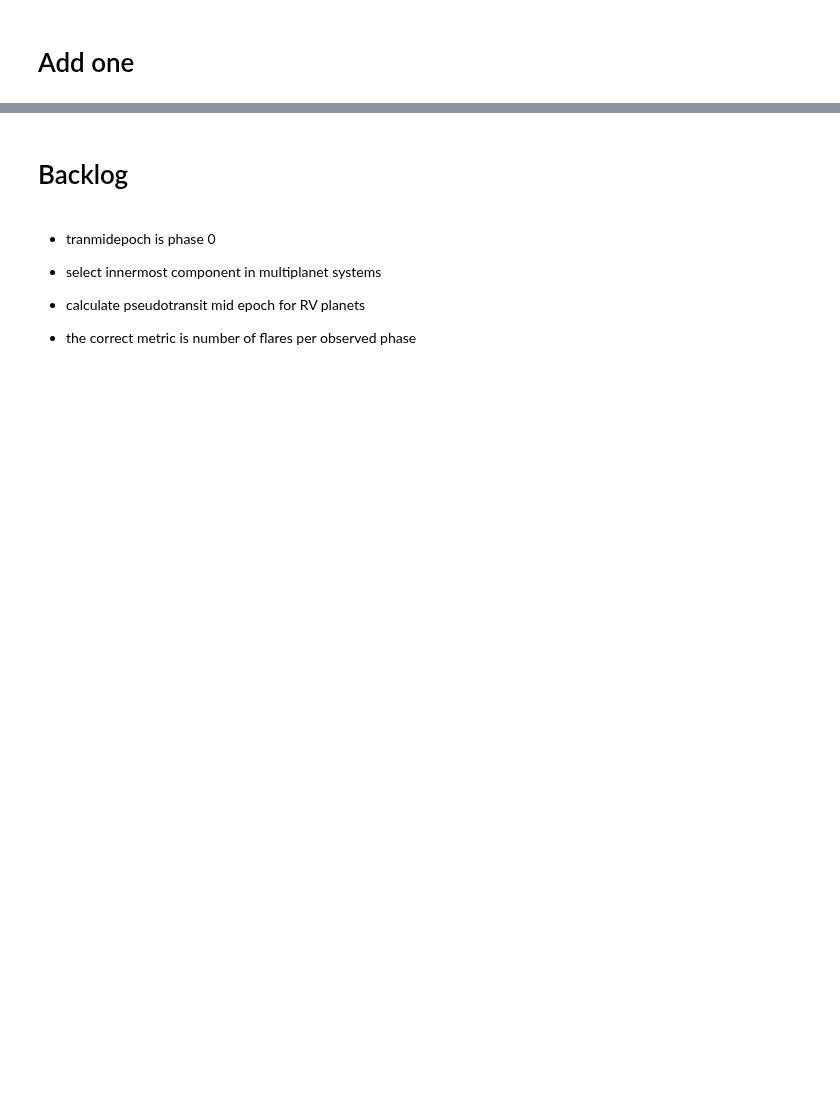
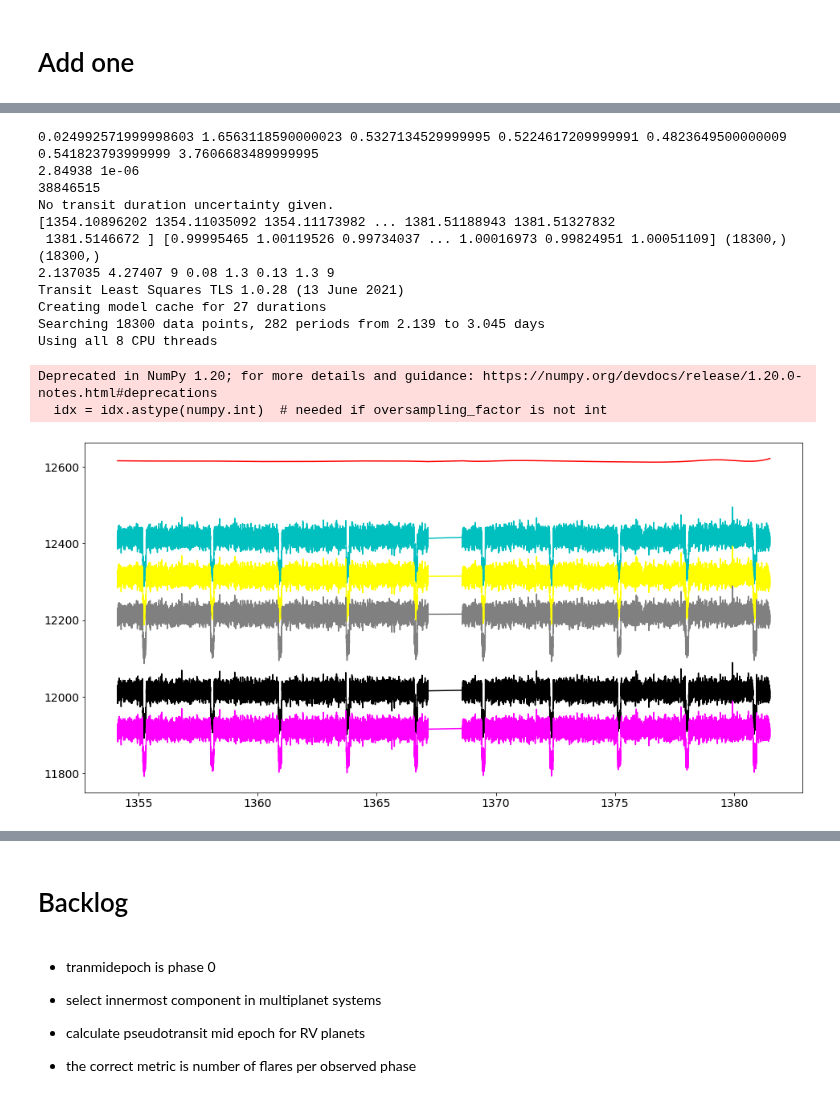
Before and after one commit to ekaterinailin/flaring-spi, a Jupyter notebook: notebooks/Results_observedtimes.ipynb, the cells around one changed output, grey strips where cells are left out. Cells and saved outputs as stored; diff of their text form; code cells hidden in the pictures; blank space fills up the shorter version.

```diff
--- a/notebooks/Results_observedtimes.ipynb
+++ b/notebooks/Results_observedtimes.ipynb
@@ -308,0 +297,65 @@ See the caveats in the documentation: https://pandas.pydata.org/pandas-docs/stab
+# %%
+# loop over all LCs for the system
+for i, f in enumerate(flc):
+
+
+    # get timestamp for result
+    tstamp = time.strftime("%d_%m_%Y_%H_%M_%S", time.localtime())
+    # apply custom detrending
+
+    try:
+        ts = time.process_time()
+
+        fd = custom_detrending(f, system=system)
+        tf = time.process_time()
+
+        # If any planet transiting
+        if system.shape[0] > 0:
+            for j,r in system.iterrows():
+
+                timearr, flux = tls.cleaned_array(fd.time.value, fd.detrended_flux.value)
+
+                notransit_flux, results = fit_and_remove_transits(timearr, flux,
+                                                                 pl_orbper=r.pl_orbper)
+                fd.detrended_flux = notransit_flux
+
+
+        # define two hour window for rolling std
+        w = np.floor(1. / 12. / np.nanmin(np.diff(fd.time.value)))
+        if w%2 == 0:
+            w += 1
+
+        # use window to estimate the noise in the LC
+        df = estimate_detrended_noise(fd, std_window=int(w), mask_pos_outliers_sigma=2.5)
+
+        fin = np.isfinite(df.detrended_flux.value)
+    #         print(df.detrended_flux[fin].shape)
+
+                # add results to file
+        with open("../results/2020_02_obsdurs.csv", "a") as file:
+            s = f"{row.ID},{row.qcs},{i},{df.detrended_flux[fin].shape[0]},{row.mission},2\n"
+            file.write(s)    # info
+
+        with open(f"../results/observedtimes/{row.ID}_{row.qcs}_{i}_{row.mission}.csv", "w") as file:
+            d = pd.DataFrame({"time":df.time.value[fin],"flux":df.detrended_flux[fin]})
+            d.to_csv(file,index=False)
+    except Exception as err:
+        print(err)
+        with open("../results/nodetrend_phase.txt", "a") as file:
+            s = f"{row.ID},{row.qcs},{row.mission},{tstamp},{i},{err}\n"
+            file.write(s)
+# %% [output]
+0.024992571999998603 1.6563118590000023 0.5327134529999995 0.5224617209999991 0.4823649500000009 0.541823793999999 3.7606683489999995
+2.84938 1e-06
+38846515
+No transit duration uncertainty given.
+[1354.10896202 1354.11035092 1354.11173982 ... 1381.51188943 1381.51327832
+ 1381.5146672 ] [0.99995465 1.00119526 0.99734037 ... 1.00016973 0.99824951 1.00051109] (18300,) (18300,)
+2.137035 4.27407 9 0.08 1.3 0.13 1.3 9
+Transit Least Squares TLS 1.0.28 (13 June 2021)
+Creating model cache for 27 durations
+Searching 18300 data points, 282 periods from 2.139 to 3.045 days
+Using all 8 CPU threads
+Deprecated in NumPy 1.20; for more details and guidance: https://numpy.org/devdocs/release/1.20.0-notes.html#deprecations
+  idx = idx.astype(numpy.int)  # needed if oversampling_factor is not int
+[figure, added]
```
Also changed, not shown: parts of 15 cells of this notebook, 7 other files.
